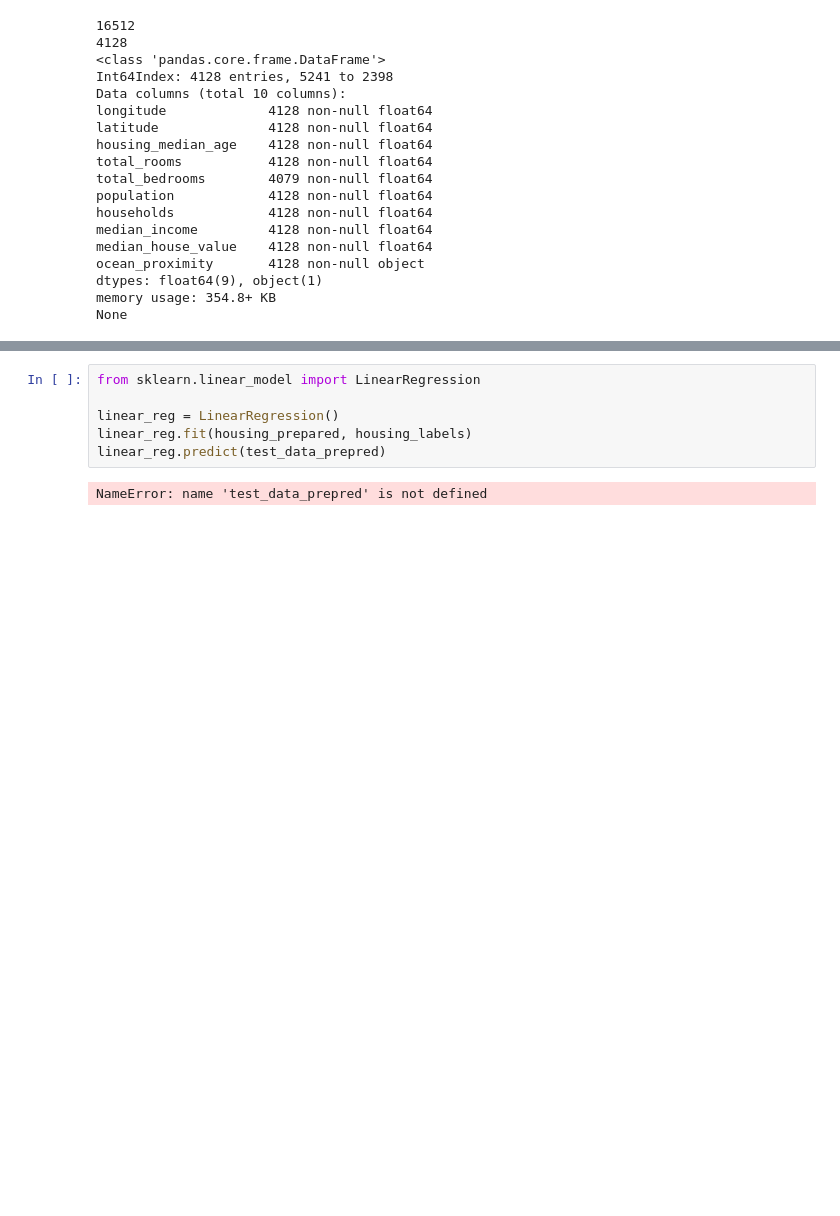
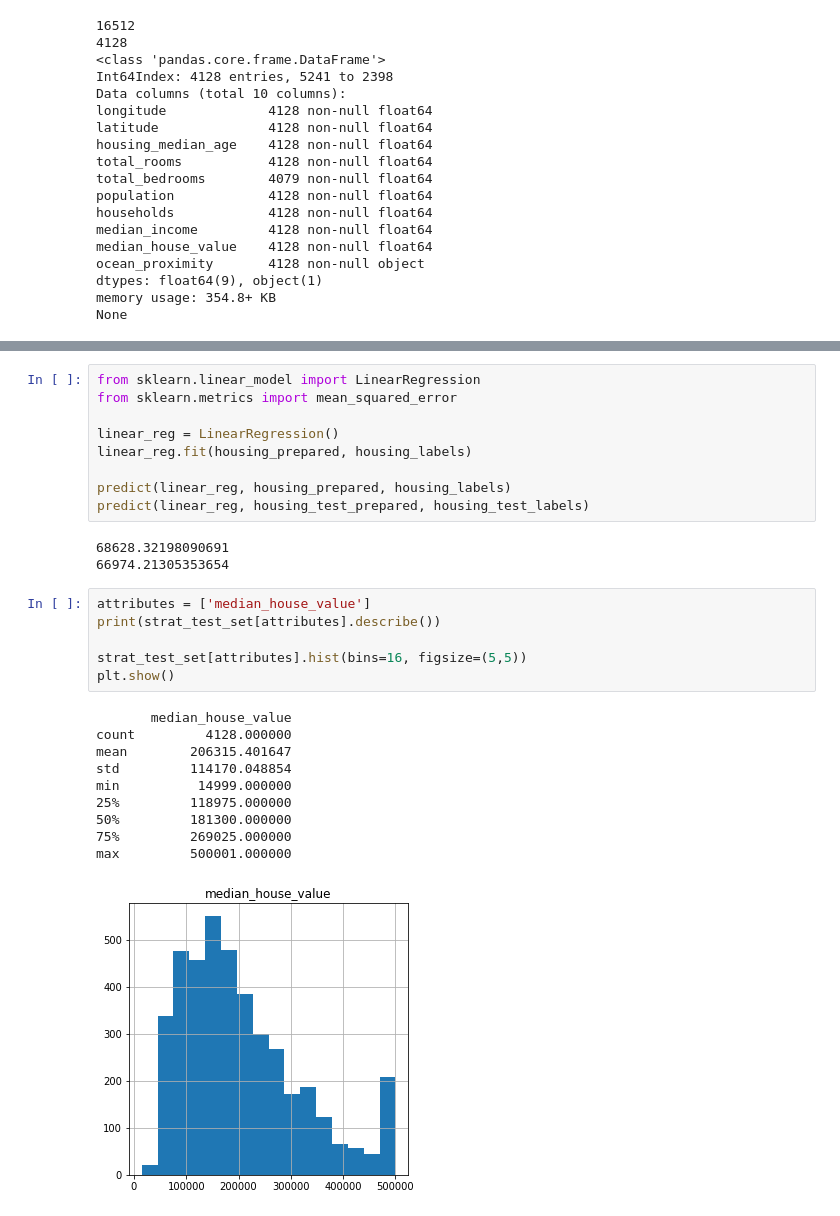
Before and after one commit to yixiaoyang/SmallData, a Jupyter notebook: Housing/Housing-release.ipynb, the cells around one changed output, grey strips where cells are left out. Cells and saved outputs as stored; diff of their text form; blank space fills up the shorter version.

```diff
--- a/Housing/Housing-release.ipynb
+++ b/Housing/Housing-release.ipynb
@@ -336,8 +279,29 @@ Name: median_house_value, dtype: float64
 # %%
 from sklearn.linear_model import LinearRegression
+from sklearn.metrics import mean_squared_error
 
 linear_reg = LinearRegression()
 linear_reg.fit(housing_prepared, housing_labels)
-linear_reg.predict(test_data_prepred)
+
+predict(linear_reg, housing_prepared, housing_labels)
+predict(linear_reg, housing_test_prepared, housing_test_labels)
 # %% [output]
-NameError: name 'test_data_prepred' is not defined
+68628.32198090691
+66974.21305353654
+# %%
+attributes = ['median_house_value']
+print(strat_test_set[attributes].describe())
+
+strat_test_set[attributes].hist(bins=16, figsize=(5,5))
+plt.show()
+# %% [output]
+       median_house_value
+count         4128.000000
+mean        206315.401647
+std         114170.048854
+min          14999.000000
+25%         118975.000000
+50%         181300.000000
+75%         269025.000000
+max         500001.000000
+[figure, added]
```
Also changed, not shown: parts of 27 cells of this notebook, 2 other files.
